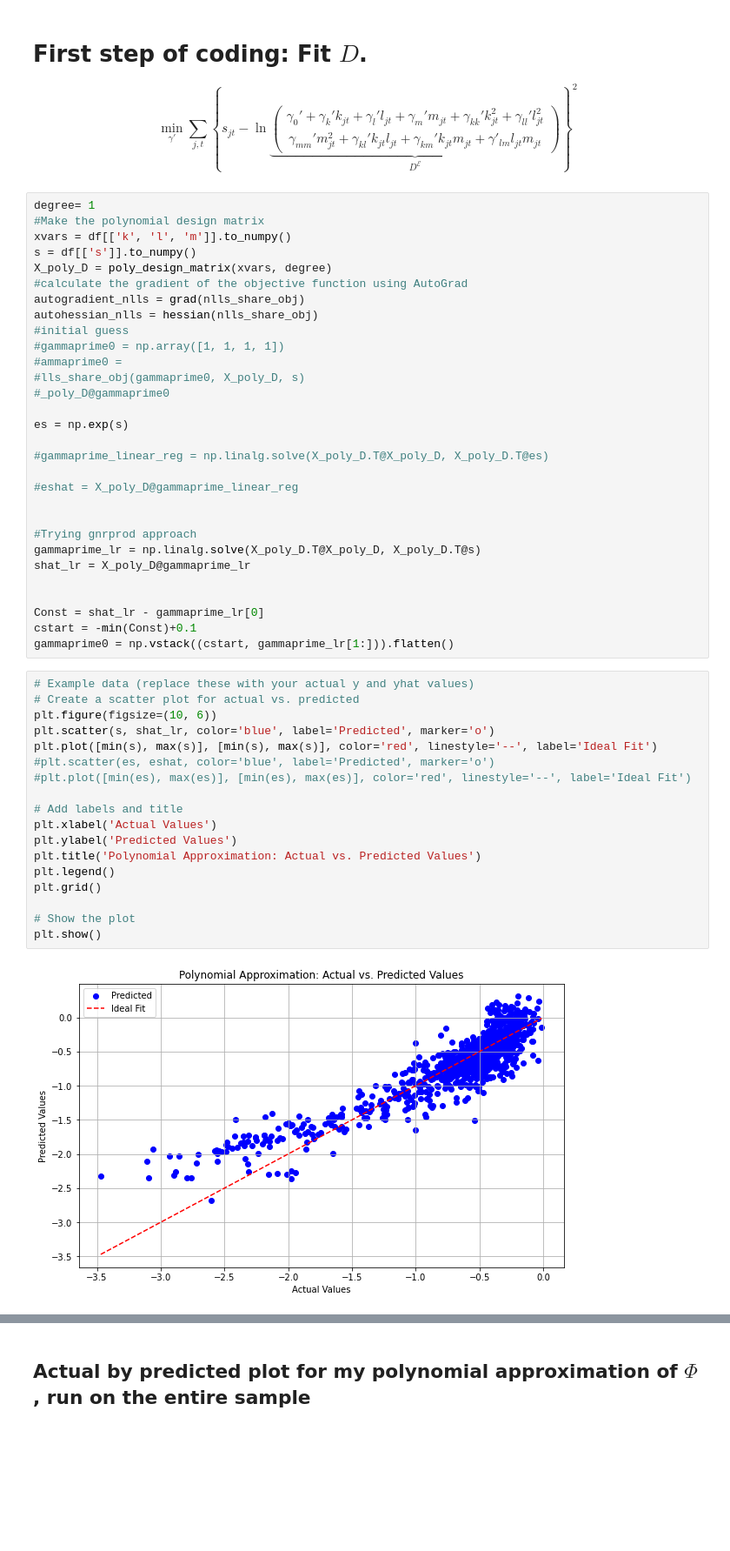
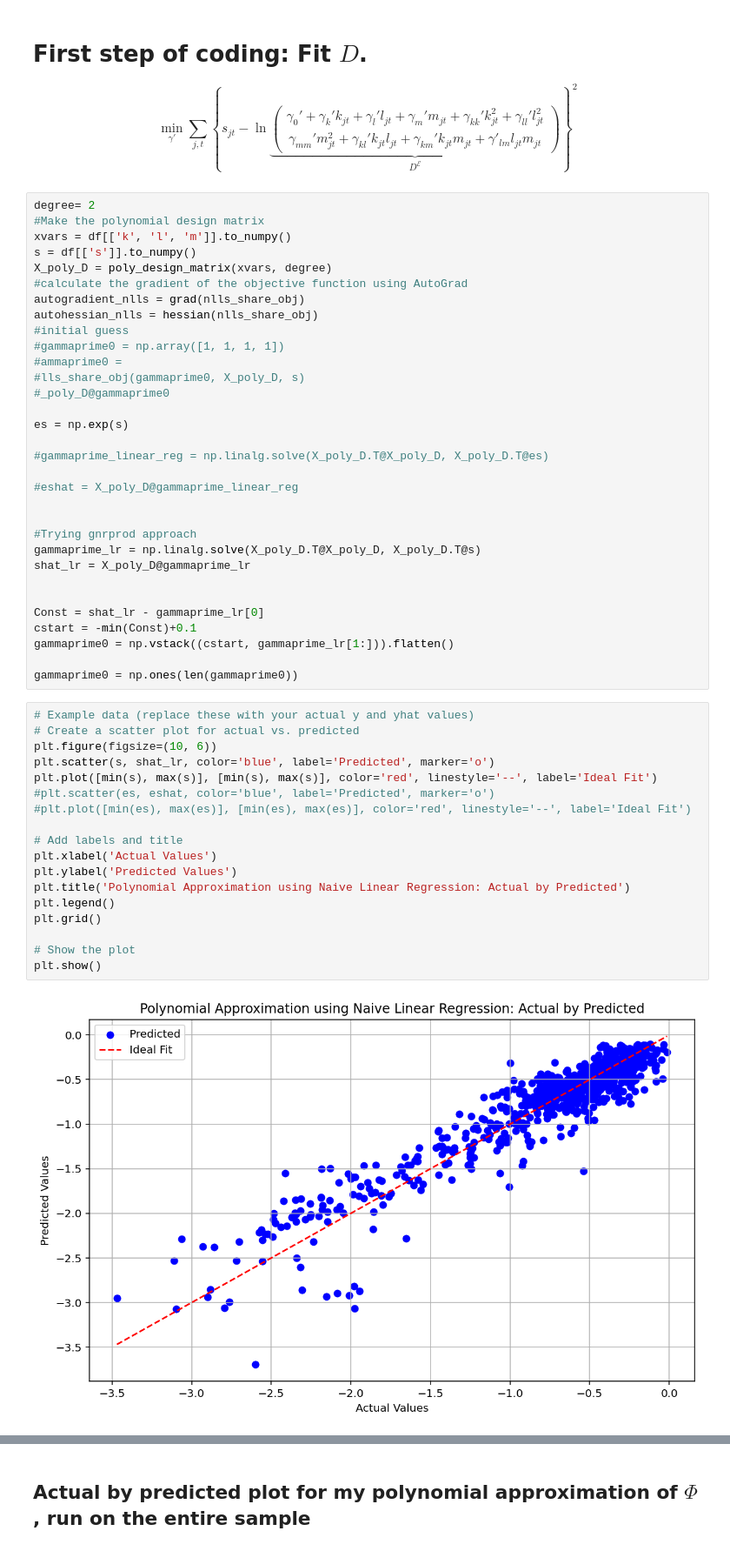
Before and after one commit to RussellMiles310/IO-Problem-Sets, a Jupyter notebook: PS3_Russell/Code_Python/GNR.ipynb, the cells around one changed output, grey strips where cells are left out. Shown at 87% size. Saved outputs shown, nothing was run; the diff lists cells and outputs as text; blank space fills up the shorter version.

```diff
--- a/PS3_Russell/Code_Python/GNR.ipynb
+++ b/PS3_Russell/Code_Python/GNR.ipynb
@@ -229,7 +244,7 @@ $$
 \min_{\gamma'} \sum_{j, t} \left\{  s_{jt} - \ln\underbrace{\begin{pmatrix} \gamma_0'+\gamma_k'k_{jt}+\gamma_l'l_{jt}+ \gamma_m' m_{jt} + \gamma_{kk}' k_{jt}^2 + \gamma_{ll}' l_{jt}^2 \\ \gamma_{mm}' m_{jt}^2 + \gamma_{kl}' k_{jt}l_{jt} + \gamma_{km}' k_{jt} m_{jt} + \gamma'_{lm} l_{jt} m_{jt}\end{pmatrix}}_{D^\mathcal E} \right\}^2
 $$
 # %%
-degree= 1
+degree= 2
 #Make the polynomial design matrix
 xvars = df[['k', 'l', 'm']].to_numpy()
 s = df[['s']].to_numpy()
@@ -258,24 +273,26 @@ shat_lr = X_poly_D@gammaprime_lr
 Const = shat_lr - gammaprime_lr[0]
 cstart = -min(Const)+0.1
 gammaprime0 = np.vstack((cstart, gammaprime_lr[1:])).flatten()
+
+gammaprime0 = np.ones(len(gammaprime0))
 # %%
 # Example data (replace these with your actual y and yhat values)
 # Create a scatter plot for actual vs. predicted
 plt.figure(figsize=(10, 6))
 plt.scatter(s, shat_lr, color='blue', label='Predicted', marker='o')
 plt.plot([min(s), max(s)], [min(s), max(s)], color='red', linestyle='--', label='Ideal Fit')
 #plt.scatter(es, eshat, color='blue', label='Predicted', marker='o')
 #plt.plot([min(es), max(es)], [min(es), max(es)], color='red', linestyle='--', label='Ideal Fit')
 
 # Add labels and title
 plt.xlabel('Actual Values')
 plt.ylabel('Predicted Values')
-plt.title('Polynomial Approximation: Actual vs. Predicted Values')
+plt.title('Polynomial Approximation using Naive Linear Regression: Actual by Predicted')
 plt.legend()
 plt.grid()
 
 # Show the plot
 plt.show()
 # %% [output]
-[figure, old version]
+[figure, new version]
 # %% [markdown]
```
Also changed, not shown: parts of 27 cells of this notebook.
